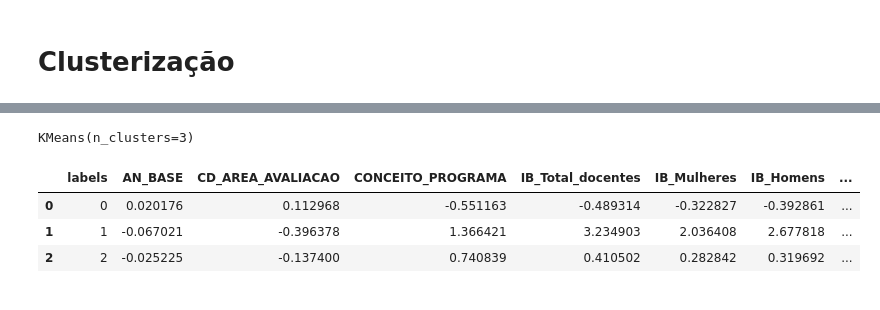
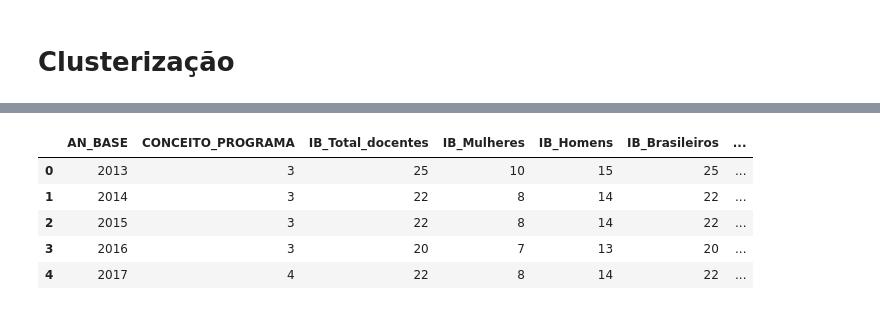
Before and after one commit to ieee-uerj/capes-data-analysis, a Jupyter notebook: visualization/Mauricio/clustering.ipynb, the cells around one changed output, grey strips where cells are left out. Saved outputs shown, nothing was run; the diff lists cells and outputs as text; code cells hidden in the pictures.

```diff
--- a/visualization/Mauricio/clustering.ipynb
+++ b/visualization/Mauricio/clustering.ipynb
@@ -125,3 +144,12 @@ df = df.select_dtypes(exclude = 'object')
+# %%
+X.head()
+# %% [output]
+|  | AN_BASE | CONCEITO_PROGRAMA | IB_Total_docentes | IB_Mulheres | IB_Homens | IB_Brasileiros | ... |
+| 0 | 2013 | 3 | 25 | 10 | 15 | 25 | ... |
+| 1 | 2014 | 3 | 22 | 8 | 14 | 22 | ... |
+| 2 | 2015 | 3 | 22 | 8 | 14 | 22 | ... |
+| 3 | 2016 | 3 | 20 | 7 | 13 | 20 | ... |
+| 4 | 2017 | 4 | 22 | 8 | 14 | 22 | ... |
 # %%
 scaler = preprocessing.StandardScaler()
 
@@ -134,5 +158,0 @@ from sklearn.cluster import KMeans
-# %%
-km = KMeans(n_clusters=3)
-km.fit(df)
-# %% [output]
-KMeans(n_clusters=3)
@@ -141,8 +158,0 @@ df['labels'] = km.labels_
-# %%
-means = df.groupby('labels').mean()
-means.reset_index()
-# %% [output]
-|  | labels | AN_BASE | CD_AREA_AVALIACAO | CONCEITO_PROGRAMA | IB_Total_docentes | IB_Mulheres | IB_Homens | ... |
-| 0 | 0 | 0.020176 | 0.112968 | -0.551163 | -0.489314 | -0.322827 | -0.392861 | ... |
-| 1 | 1 | -0.067021 | -0.396378 | 1.366421 | 3.234903 | 2.036408 | 2.677818 | ... |
-| 2 | 2 | -0.025225 | -0.137400 | 0.740839 | 0.410502 | 0.282842 | 0.319692 | ... |
```
Also changed, not shown: parts of 17 cells of this notebook.
